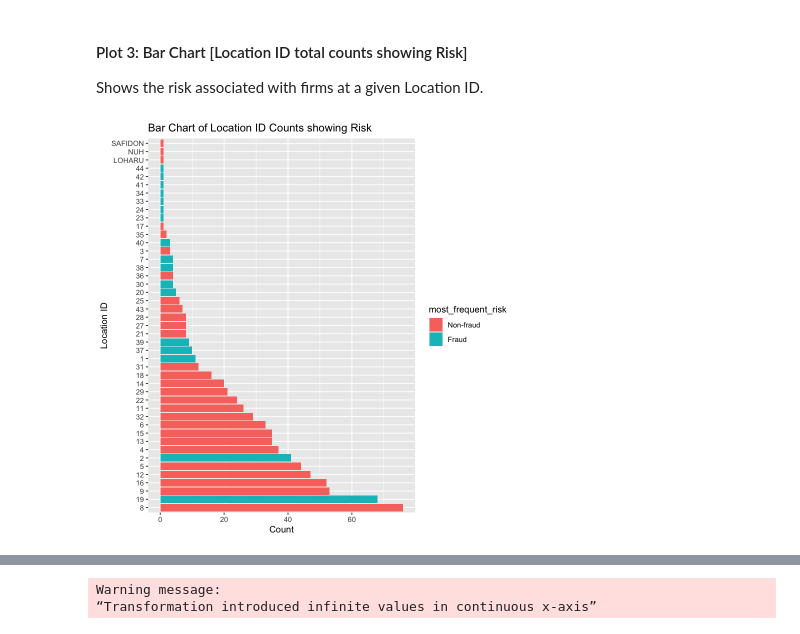
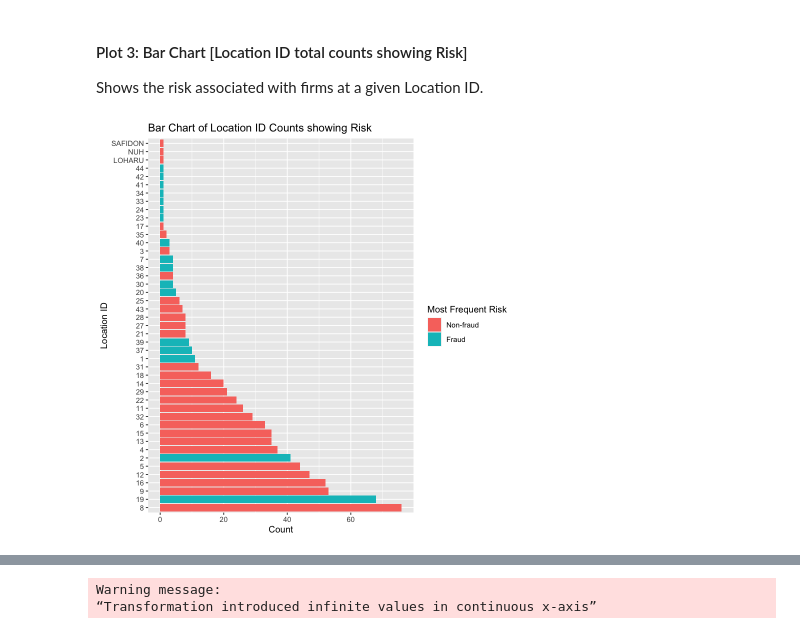
Before and after one commit to montajesaj1/DSCI100-G27, a Jupyter notebook: Group Project Report Final.ipynb, the cells around one changed output, grey strips where cells are left out. Cells and saved outputs as stored; diff of their text form; code cells hidden in the pictures.

```diff
--- a/Group Project Report Final.ipynb
+++ b/Group Project Report Final.ipynb
@@ -255,19 +246,20 @@ Warning message:
 #### Plot 3: Bar Chart [Location ID total counts showing Risk]
 Shows the risk associated with firms at a given Location ID.
 # %%
-feature_plot3 <- audit_tidy |>
+feature_plot3 <- audit |>
   group_by(LOCATION_ID, Risk) |>
   summarise(count = n(), .groups = "drop") |>
   group_by(LOCATION_ID) |>
   summarise(total = sum(count), most_frequent_risk = Risk[which.max(count)]) |>
   ungroup() |>
   mutate(LOCATION_ID = reorder(LOCATION_ID, -total)) |>
   ggplot(aes(y = LOCATION_ID, x = total, fill = most_frequent_risk)) +
     geom_bar(stat = "identity", position = "dodge") +
     ggtitle("Bar Chart of Location ID Counts showing Risk") +
     ylab("Location ID") +
-    xlab("Count")
+    xlab("Count") +
+    labs(fill = "Most Frequent Risk")
 
 feature_plot3
 # %% [output]
-[figure, old version]
+[figure, new version]
```
Also changed, not shown: parts of 70 cells of this notebook.
